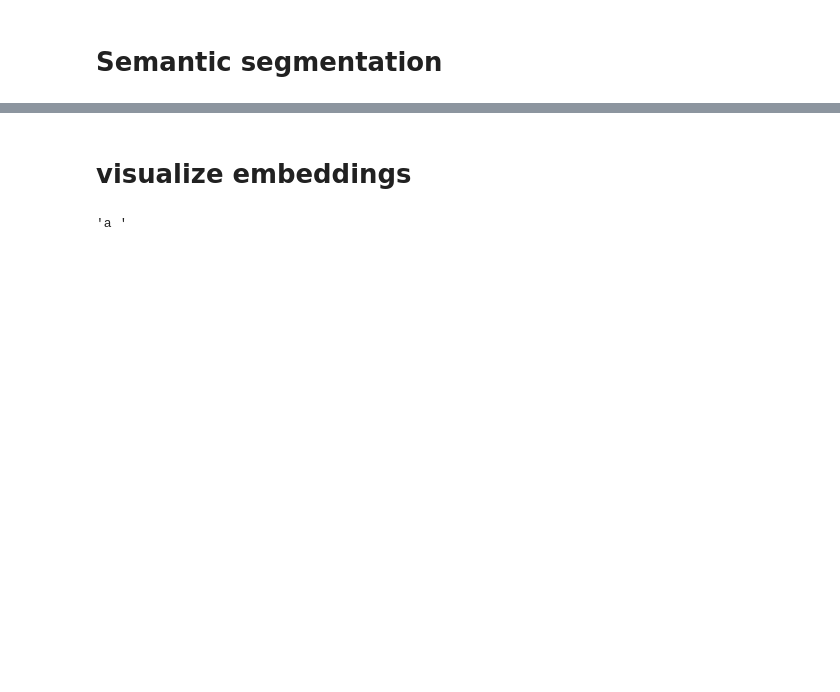
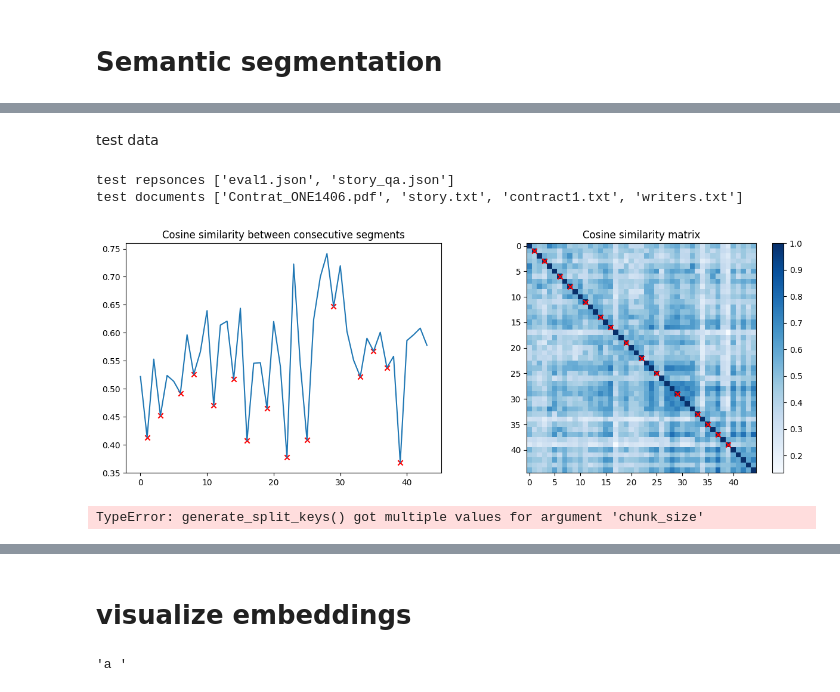
Before and after one commit to addaix/raglab, a Jupyter notebook: misc/ad_raglab_streamline.ipynb, the cells around one changed output, grey strips where cells are left out. Drawn from its saved outputs; the diff is of its cells as text; code cells hidden in the pictures; blank space fills up the shorter version.

```diff
--- a/misc/ad_raglab_streamline.ipynb
+++ b/misc/ad_raglab_streamline.ipynb
@@ -132,0 +51,12 @@ d
+# %% [markdown]
+test data
+# %%
+from dol import Files
+from raglab.retrieval.lib_alexis import extension_base_wrap
+test_responces = extension_base_wrap(Files("./data_ad/QA"))
+test_documents = extension_base_wrap(Files("./data_ad/test_documents"))
+print(f"test repsonces", list(test_responces))
+print(f"test documents", list(test_documents))
+# %% [output]
+test repsonces ['eval1.json', 'story_qa.json']
+test documents ['Contrat_ONE1406.pdf', 'story.txt', 'contract1.txt', 'writers.txt']
@@ -133,2 +67,11 @@ d
+# %%
+test_qa = test_responces["eval1.json"]
+test_txt = test_documents["contract1.txt"]
+test_doc = {"contract1": test_txt}
+# %%
+# display segmentation
+segmentation_dag[:"display_cut_ids"](text=test_txt)
+# %% [output]
+[figure, added]
 # %%
 from functools import partial
@@ -138,3 +79,10 @@ doc_embed = doc_embeddings(documents=d, chunker = _generate_split_keys) # TDODO
+# %%
+from segmentation_lib import segment_keys
+from functools import partial
+segment_keys_= partial(segment_keys, language= "english")
+doc_embed = doc_embeddings["chunker":](documents=erwan_doc, chunker = _generate_split_keys) # TODO add semantic chunker
+# %% [output]
+TypeError: generate_split_keys() got multiple values for argument 'chunk_size'
 # %%
 from functools import partial
 pipeline = partial(top_k, doc_embeddings=doc_embed)
```
Also changed, not shown: parts of 26 cells of this notebook, 8 other files.
